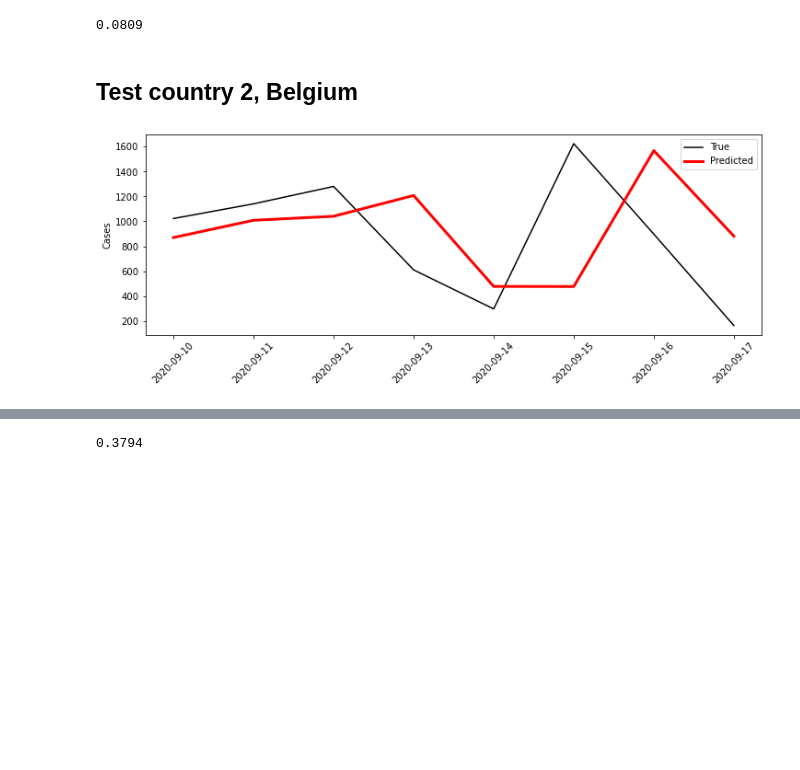
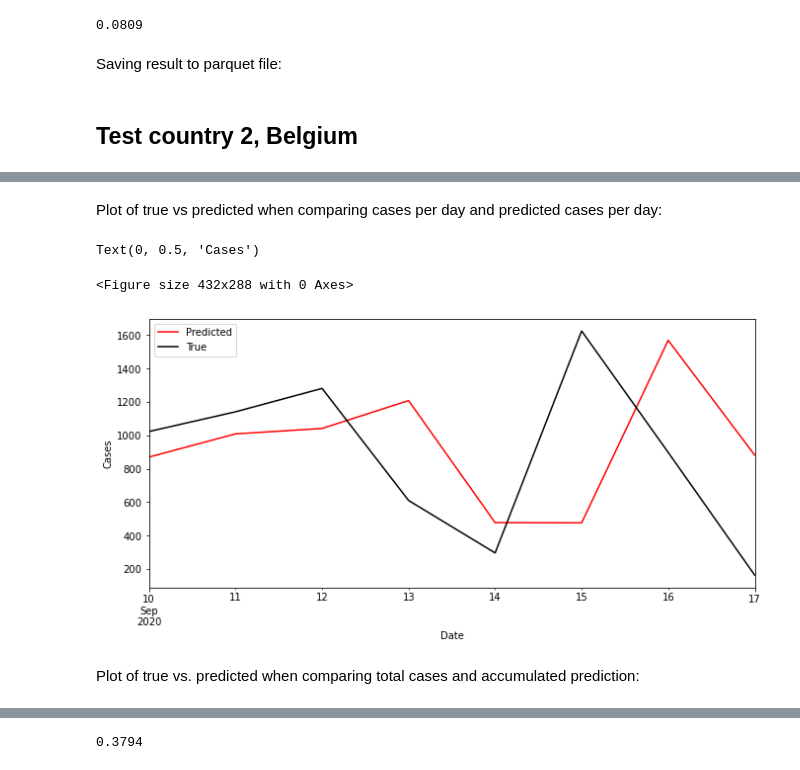
Before and after one commit to anweei/Covid-forecasting, a Jupyter notebook: new_version/forecasting/forecasting_w_catboost_all_countries.ipynb, the cells around one changed output, grey strips where cells are left out. Saved outputs shown, nothing was run; the diff lists cells and outputs as text; code cells hidden in the pictures; blank space fills up the shorter version.

```diff
--- a/new_version/forecasting/forecasting_w_catboost_all_countries.ipynb
+++ b/new_version/forecasting/forecasting_w_catboost_all_countries.ipynb
@@ -166,6 +166,8 @@ Text(0, 0.5, 'Cases')
 round(MAPE(Algeria_CB_df,'cases_tot','Accumulated_Prediction'),4)
 # %% [output]
 0.0809
+# %% [markdown]
+Saving result to parquet file:
 # %%
 #Algeria_CB_df.to_parquet('../results/forecasting_results/forecast_with_all_data_algeria.parquet')
 # %% [markdown]
@@ -175,17 +177,12 @@ training_2_df = df[(df.index.date >= datetime.date(2020, 3, 1)) &
                     (df.index.date <= datetime.date(2020, 9, 9))].copy()
 # %%
 # Generate model
-feature_list = ['Country','Month','Day','prev_case']#,'Weekend','cases_tot']
+feature_list = ['Country','Month','Day','prev_case']
 params= {'iterations': 5000, 'silent': True}
 model = CatBoostRegressor(**params)
-Belgium_CB_df = predict_horizon(model=model, training_df=training_2_df.copy(),
+Belgium_CB_df = forecast(model=model, training_df=training_2_df.copy(),
                                                              test_df=test_2_df.copy(),
                                                              feature_list=feature_list)
-# %%
-title_str =''
-true_predicted_fig(test_2_df,Belgium_CB_df,title_str)
-# %% [output]
-[figure, removed]
 # %%
 Belgium_CB_df = accumulated_dataframe_column(Belgium_df,Belgium_CB_df)
 # %%
@@ -201,6 +198,18 @@ Belgium_CB_df
 | 2020-09-15 | 1625.0 | Belgium | 96821.0 | 9 | 1 | 0.0 | 296.0 | 476.261555 | 95924 |
 | 2020-09-16 | 898.0 | Belgium | 97719.0 | 9 | 2 | 0.0 | 1625.0 | 1568.877228 | 97492 |
 | 2020-09-17 | 163.0 | Belgium | 97882.0 | 9 | 3 | 0.0 | 898.0 | 881.724669 | 98373 |
+# %% [markdown]
+Plot of true vs predicted when comparing cases per day and predicted cases per day:
+# %%
+fig = plt.figure()
+Belgium_CB_df.plot( y=['Predicted', 'Cases'], label=['Predicted','True'], color=['red','black'], figsize=(11,5))
+plt.ylabel('Cases')
+# %% [output]
+Text(0, 0.5, 'Cases')
+<Figure size 432x288 with 0 Axes>
+[figure, added]
+# %% [markdown]
+Plot of true vs. predicted when comparing total cases and accumulated prediction:
 # %%
 fig = plt.figure()
 Belgium_CB_df.plot( y=['Accumulated_Prediction', 'cases_tot'], label=['Predicted','True'], color=['red','black'],figsize=(11,5))
```
Also changed, not shown: parts of 35 cells of this notebook, 15 other files.
